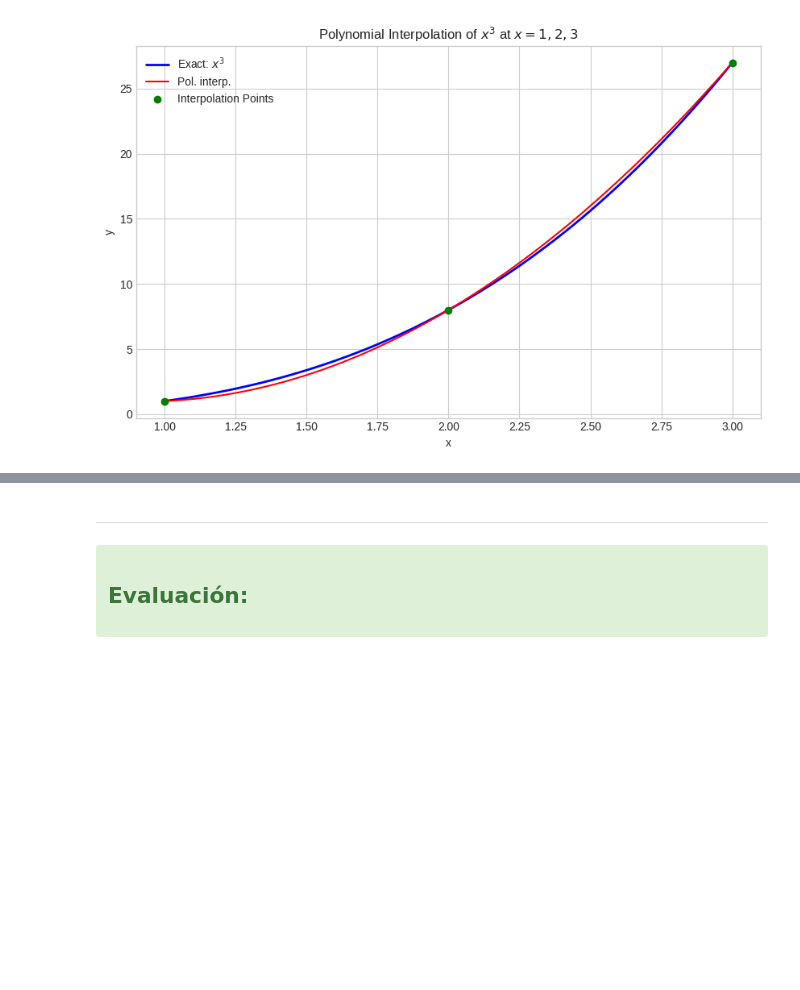
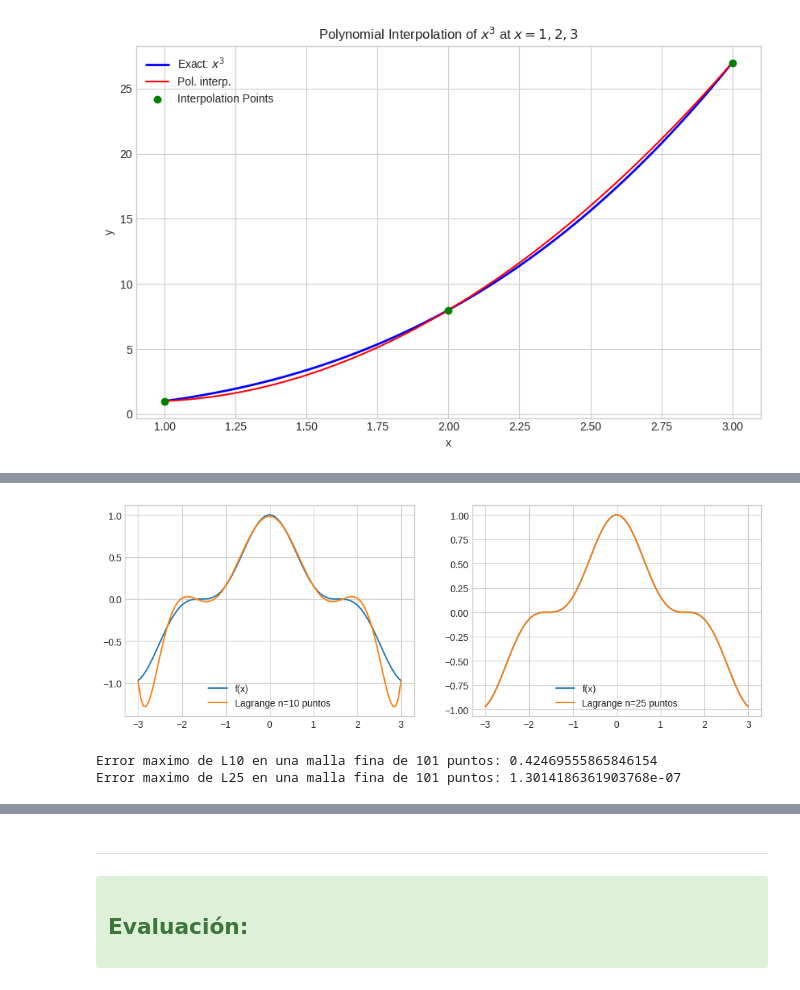
Before and after one commit to ManuelSanchezUribe/MAT2605_UC_labs, a Jupyter notebook: Lab07/lab07.ipynb, the cells around one changed output, grey strips where cells are left out. Drawn from its saved outputs; the diff is of its cells as text; code cells hidden in the pictures; blank space fills up the shorter version.

```diff
--- a/Lab07/lab07.ipynb
+++ b/Lab07/lab07.ipynb
@@ -220,0 +262,31 @@ plt.grid(True)
+# %%
+# Interpolation points
+a = -3
+b = 3
+x10 = np.linspace(a,b,10)
+x25 = np.linspace(a,b,25)
+xplot = np.linspace(a, b, 101)
+# function
+f3 = lambda x: np.cos(x)**3
+y10 = lagrange_interpolation(x10,f3(x10), xplot)
+y25 = lagrange_interpolation(x25,f3(x25), xplot)
+
+fig, axs = plt.subplots(1, 2, figsize=(12,4))
+
+axs[0].plot(xplot, f3(xplot), label='f(x)')
+axs[0].plot(xplot, y10, label='Lagrange n=10 puntos')
+axs[0].legend()
+axs[1].plot(xplot, f3(xplot),  label='f(x)')
+axs[1].plot(xplot, y25, label='Lagrange n=25 puntos')
+axs[1].legend()
+plt.show()
+
+# Error
+error10 = np.max(np.abs(f3(xplot)-y10))
+error25 = np.max(np.abs(f3(xplot)-y25))
+print("Error maximo de L10 en una malla fina de 101 puntos:", error10)
+print("Error maximo de L25 en una malla fina de 101 puntos:", error25)
+# %% [output]
+[figure, added]
+Error maximo de L10 en una malla fina de 101 puntos: 0.42469555865846154
+Error maximo de L25 en una malla fina de 101 puntos: 1.3014186361903768e-07
```
Also changed, not shown: parts of 7 cells of this notebook.
